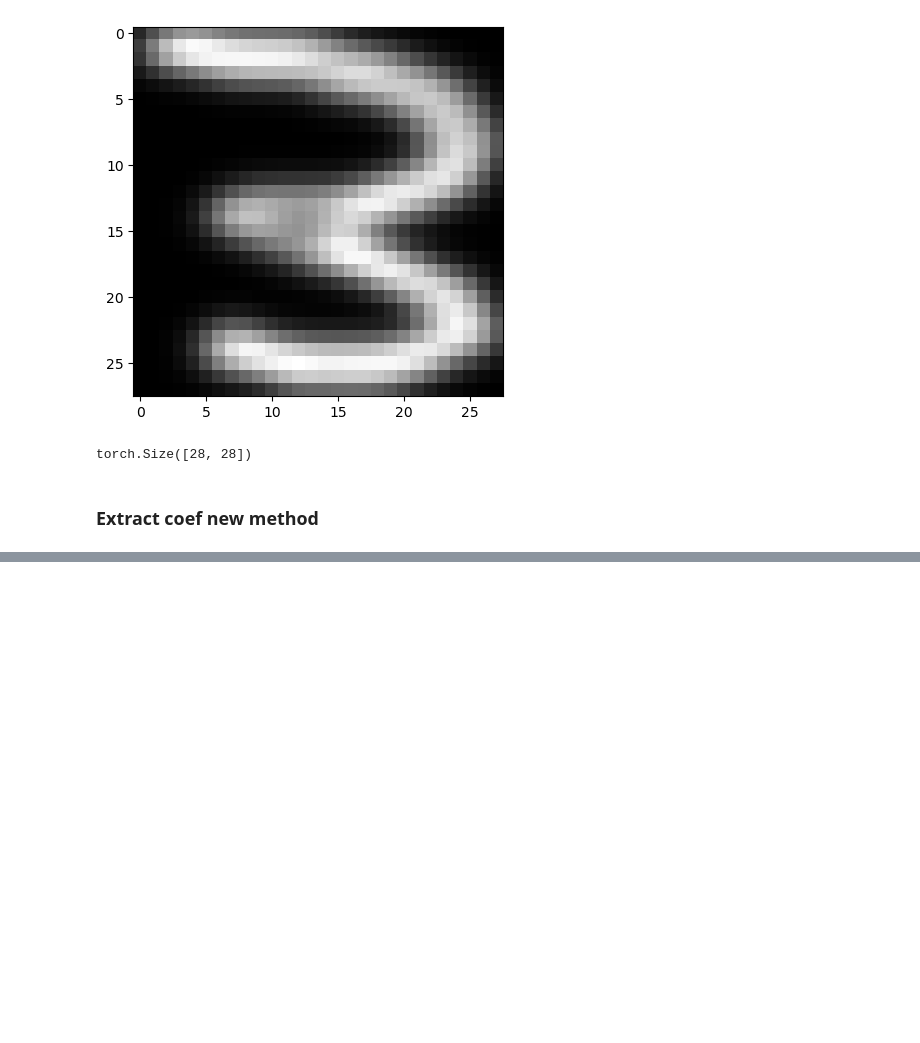
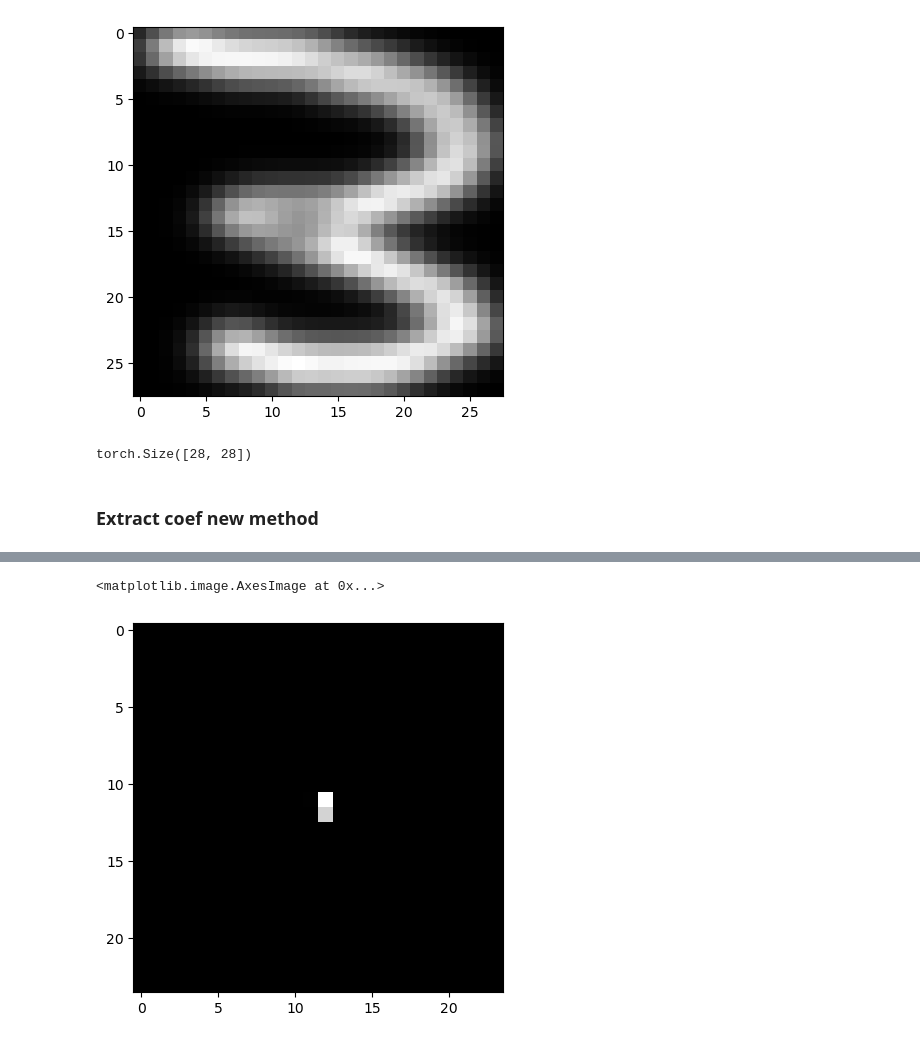
Before and after one commit to jmguser92/Radio_Project, a Jupyter notebook: Drawing mask with fourier coefs.ipynb, the cells around one changed output, grey strips where cells are left out. Saved outputs shown, nothing was run; the diff lists cells and outputs as text; code cells hidden in the pictures; blank space fills up the shorter version.

```diff
--- a/Drawing mask with fourier coefs.ipynb
+++ b/Drawing mask with fourier coefs.ipynb
@@ -289,3 +297,29 @@ plt.plot(tch.real(Z),tch.imag(Z))
+# %%
+#Affichage pytorch
+new_list_x = tch.real(Z)
+new_list_y = tch.imag(Z)
+
+# Paramètres de la distribution gaussienne
+ecart_type = 1
+
+# Créer une grille de coordonnées X et Y
+X, Y = tch.meshgrid(tch.linspace(xlim_data[0], xlim_data[1], 24), tch.linspace(ylim_data[0], ylim_data[1], 24), indexing ='xy')
+
+# Créer une image vide
+img_gaussienne = tch.zeros(24,24)
+
+# Pour chaque point dans les listes new_list_x et new_list_y
+for x, y in zip(new_list_x, new_list_y):
+    # Calculer la gaussienne centrée en ce point
+    gaussienne = tch.exp(-((X - x) ** 2 + (Y - y) ** 2) / (2 * ecart_type ** 2))
+    # Puis les additionner dans une image
+    img_gaussienne += gaussienne
+# %%
+#Affichage de l'image
+plt.imshow(img_gaussienne,cmap='gray')
+# %% [output]
+<matplotlib.image.AxesImage at 0x...>
+[figure, added]
 # %%
 #Exemple avec image
 
```
Also changed, not shown: parts of 7 cells of this notebook.
